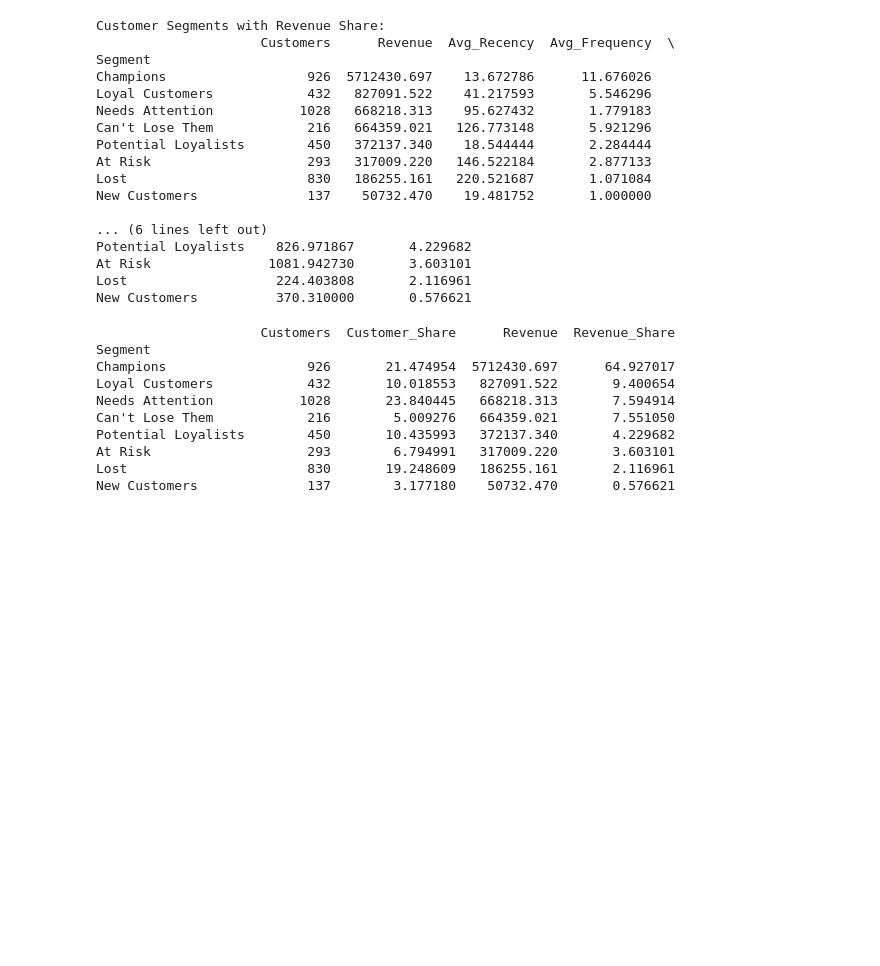
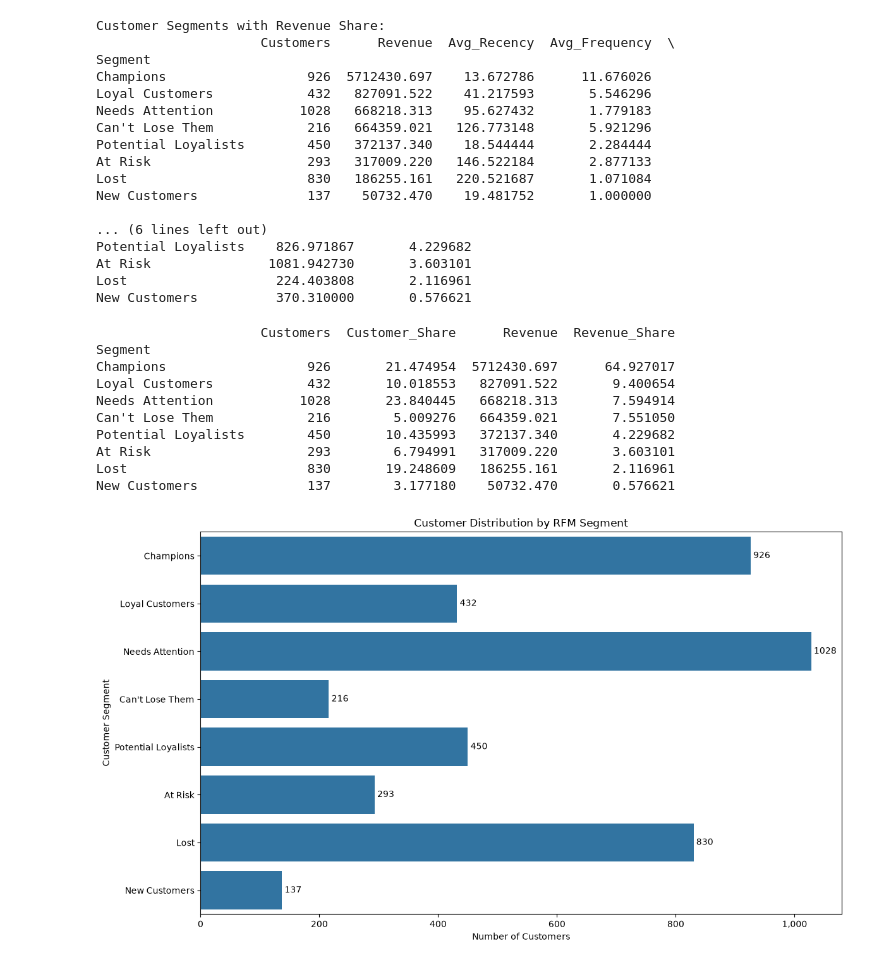
Before and after one commit to Ahmedd1901/ecommerce-sales-customer-analytics, a Jupyter notebook: src/customer_analysis.ipynb, the cells around one changed output. Drawn from its saved outputs; the diff is of its cells as text; code cells hidden in the pictures; blank space fills up the shorter version.

Commit message:
added visualizations

```diff
--- a/src/customer_analysis.ipynb
+++ b/src/customer_analysis.ipynb
@@ -531,3 +531,41 @@ Potential Loyalists        450       10.435993   372137.340       4.229682
 At Risk                    293        6.794991   317009.220       3.603101
 Lost                       830       19.248609   186255.161       2.116961
 New Customers              137        3.177180    50732.470       0.576621
+# %%
+import matplotlib.pyplot as plt
+import seaborn as sns
+from matplotlib.ticker import FuncFormatter
+plt.figure(figsize=(12, 7))
+
+ax = sns.barplot(
+    data=segment_summary,
+    x="Customers",
+    y="Segment"
+)
+
+plt.title("Customer Distribution by RFM Segment")
+plt.xlabel("Number of Customers")
+plt.ylabel("Customer Segment")
+
+ax.xaxis.set_major_formatter(
+    FuncFormatter(lambda x, _: f"{x:,.0f}")
+)
+
+for container in ax.containers:
+    ax.bar_label(
+        container,
+        fmt="%.0f",
+        padding=3
+    )
+
+plt.tight_layout()
+
+plt.savefig(
+    "../outputs/customer_segment_distribution.png",
+    dpi=300,
+    bbox_inches="tight"
+)
+
+plt.show()
+# %% [output]
+[figure, added]
```
Also changed, not shown: parts of 3 cells of this notebook, 9 other files.
